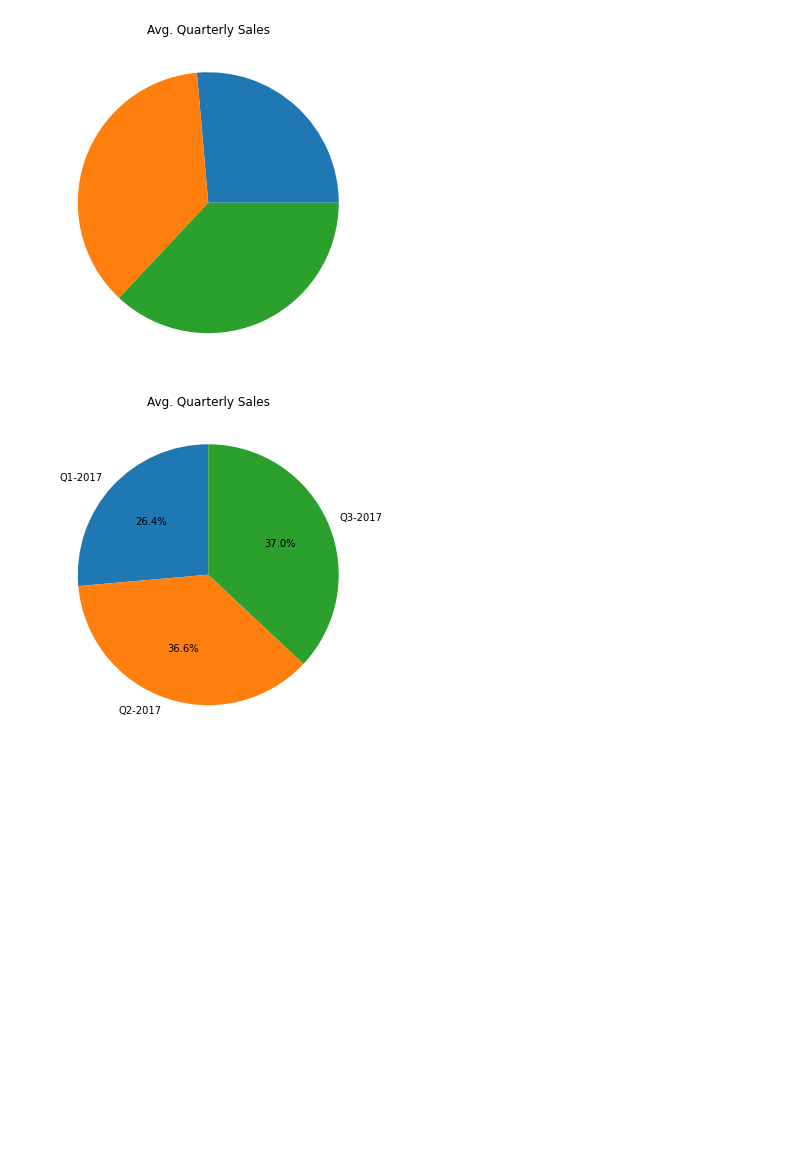
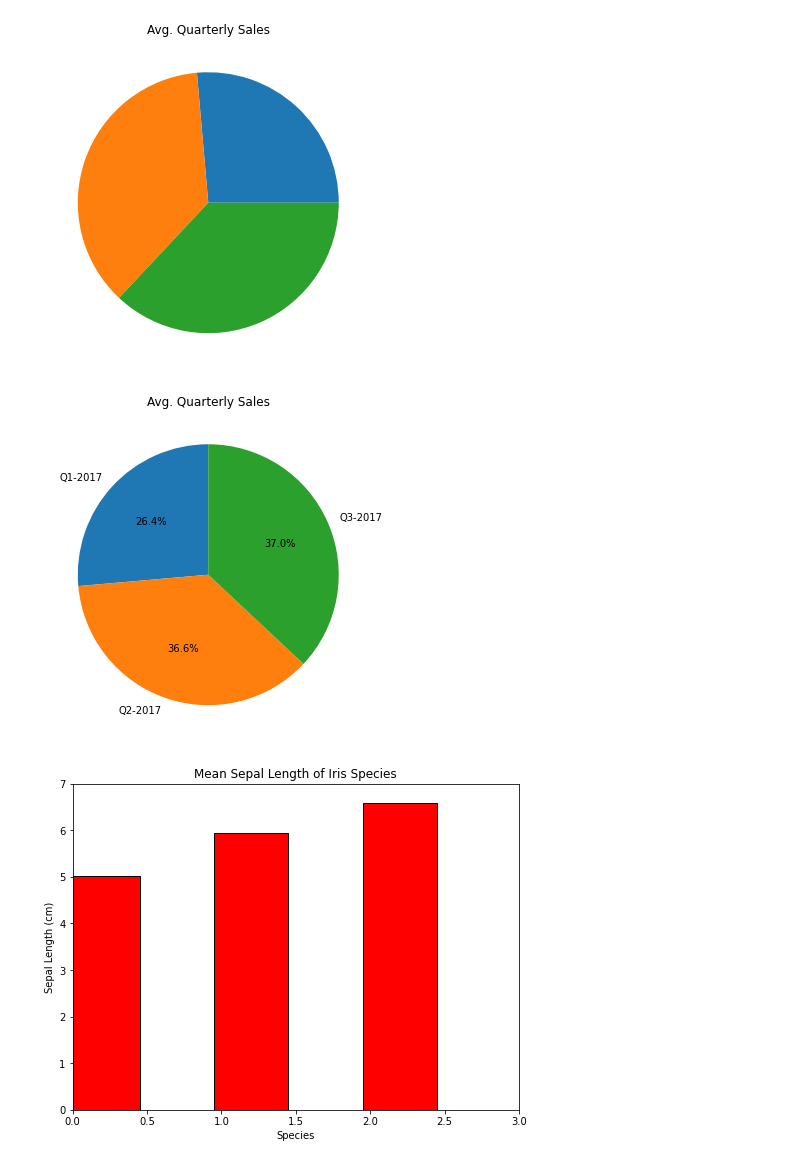
Before and after one commit to vvtrip/ml_manifestations, a Jupyter notebook: 7_tools/9_matplotlib.ipynb, the cells around one changed output. Saved outputs shown, nothing was run; the diff lists cells and outputs as text; code cells hidden in the pictures; blank space fills up the shorter version.

Commit message:
adds barplot exercise

```diff
--- a/7_tools/9_matplotlib.ipynb
+++ b/7_tools/9_matplotlib.ipynb
@@ -48,6 +48,8 @@ A Figure can contain one or more number of Axes elements.
 An Axes contains two Axis objects in case of 2D plots and three Axis objects in case of 3D plots.
 # %%
 import matplotlib.pyplot as plt
+import matplotlib as mpl
+mpl.rc('figure', max_open_warning = 0)
 fig  = plt.figure()
 
 # An Axes can be added to a figure using add_subplot methods.
@@ -486,3 +488,90 @@ ax.pie(sales_2017, labels=quarters, startangle=90, autopct='%1.1f%%')
 plt.show()
 # %% [output]
 [figure]
+# %%
+# EXERCISE
+import matplotlib.pyplot as plt
+import numpy as np
+
+def test_barplot_of_iris_sepal_length():
+    fig = plt.figure(figsize=(8, 6))
+
+    ax  =fig.add_subplot(111)
+
+    species = ['setosa', 'versicolor', 'virginica']
+
+    index = [0.2, 1.2, 2.2]
+
+    sepal_len = [5.01, 5.94, 6.59]
+
+    plt.bar(index, sepal_len, width=0.5, color='red', edgecolor='black')
+
+    ax.set(title='Mean Sepal Length of Iris Species',
+          xlabel='Species', ylabel='Sepal Length (cm)',
+          xlim=(0,3), ylim=(0,7))
+    ax.set_xticks=([0.45, 1.45, 2.45])
+    ax.set_xticklabels=(['setosa', 'versicolor', 'virginica'])
+
+    plt.show()
+
+
+def test_barplot_of_iris_measurements():
+    fig = plt.figure(figsize=(8, 6))
+
+    ax  =fig.add_subplot(111)
+
+    sepal_len = [5.01, 5.94, 6.59]
+    sepal_wd = [3.42, 2.77, 2.97]
+    petal_len = [1.46, 4.26, 5.55]
+    petal_wd = [0.24, 1.33, 2.03]
+    species = ['setosa', 'versicolor', 'virginica']
+    species_index1 = [0.7, 1.7, 2.7]
+    species_index2 = [0.9, 1.9, 2.9]
+    species_index3 = [1.1, 2.1, 3.1]
+    species_index4 = [1.3, 2.3, 3.3]
+
+
+
+    ax.bar(species_index1, sepal_len, width=0.2, color='c', edgecolor='black',
+           label='Sepal Lengh')
+    ax.bar(species_index2, sepal_wd, width=0.2, color='m', edgecolor='black',
+          label='Sepal Width')
+    ax.bar(species_index3, petal_len, width=0.2, color='y', edgecolor='black',
+          label='Petal Length')
+    ax.bar(species_index4, petal_wd, width=0.2, color='orange', edgecolor='black',
+          label='Petal Width')
+
+    ax.set(title='Mean Measurements of Iris Species',
+          xlabel='Species', ylabel='Iris Measurements (cm)',
+          xlim=(0.5,3.7), ylim=(0,10), xticks=[1.1, 2.1, 3.1],
+           xticklabels=['setosa', 'versicolor', 'virginica'])
+    ax.legend()
+    plt.show()
+
+
+def test_hbarplot_of_iris_petal_length():
+    fig = plt.figure(figsize=(12, 5))
+
+    ax  =fig.add_subplot(111)
+
+    species = ['setosa', 'versicolor', 'virginica']
+
+    index = [0.2, 1.2, 2.2]
+
+    petal_len = [1.46, 4.26, 5.55]
+
+    plt.barh(index, petal_len, height=0.5, color='c', edgecolor='black')
+
+    ax.set(title='Mean Petal Length of Iris Species',
+          ylabel='Species', xlabel='Petal Length (cm)',
+           yticks=[0.45, 1.45, 2.45],
+           yticklabels=['setosa', 'versicolor', 'virginica'])
+
+    plt.show()
+
+
+test_barplot_of_iris_sepal_length()
+test_barplot_of_iris_measurements()
+test_hbarplot_of_iris_petal_length()
+# %% [output]
+[figure, added]
```
Also changed, not shown: parts of 1 cell of this notebook.
